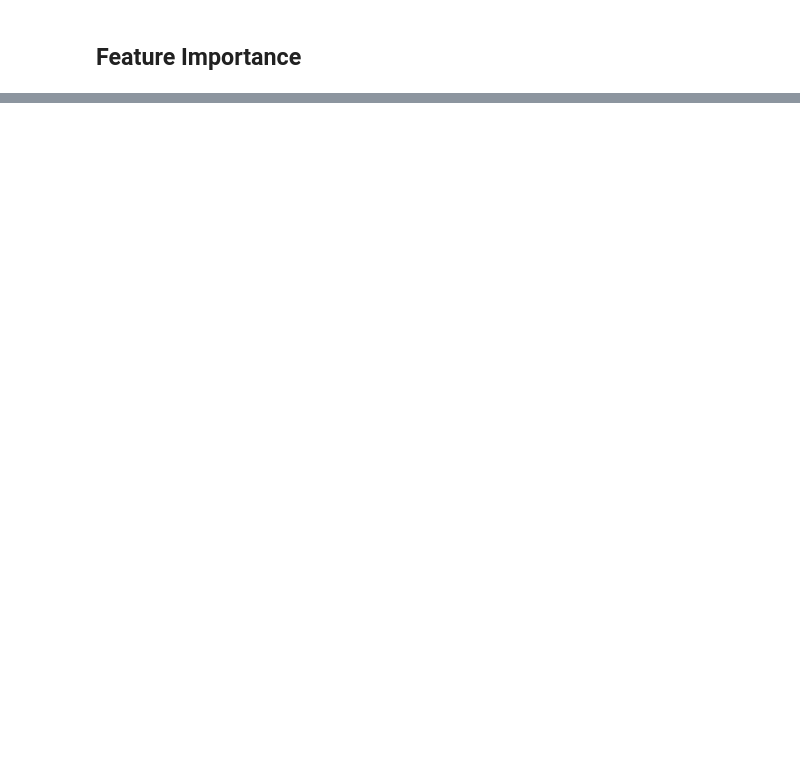
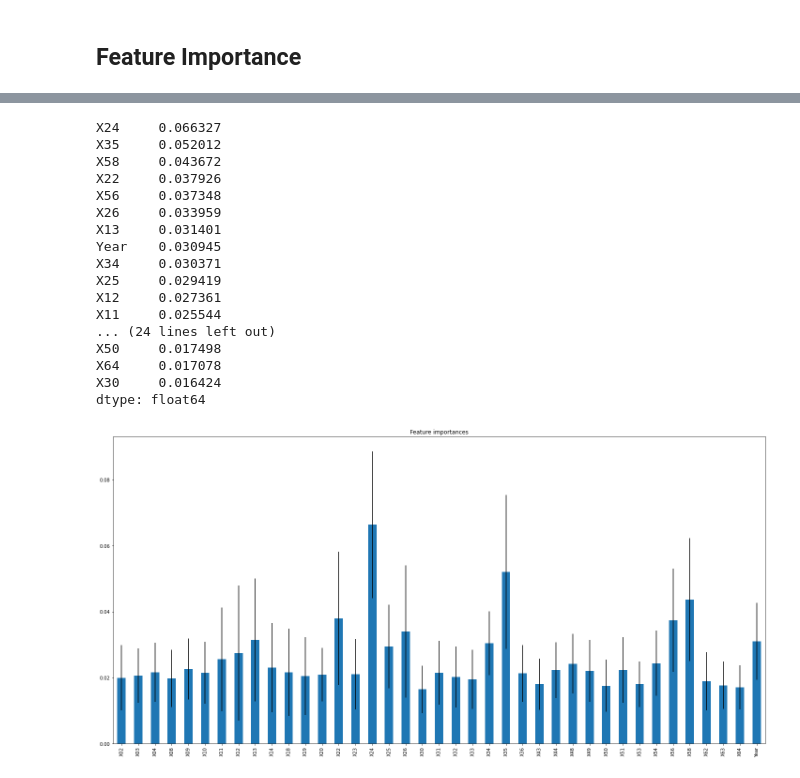
Before and after one commit to bill-fowler65/Springboard, a Jupyter notebook: Capstone Project 2/Code/polishbk-4.5modeling.ipynb, the cells around one changed output, grey strips where cells are left out. Cells and saved outputs as stored; diff of their text form; code cells hidden in the pictures; blank space fills up the shorter version.

```diff
--- a/Capstone Project 2/Code/polishbk-4.5modeling.ipynb
+++ b/Capstone Project 2/Code/polishbk-4.5modeling.ipynb
@@ -1113,0 +970,4 @@ RandomForestClassifier(criterion='entropy', max_depth=12, n_estimators=500)
+# %%
+#run grid search with parameter grid and random forest classifier
+CV_rfc4 = GridSearchCV(rfc4, param_grid=param_grid7, cv= 5)
+CV_rfc4.fit(X_train, y_train.values.ravel())
@@ -1113,0 +988,9 @@ RandomForestClassifier(criterion='entropy', max_depth=12, n_estimators=500)
+# %%
+#run random forest using best parameters
+CV_rfc4=RandomForestClassifier(max_features='sqrt', n_estimators= 100, criterion = 'gini', max_depth = 12)
+
+# fit random forest using best parameters
+CV_rfc4.fit(X_train, y_train.values.ravel())
+
+#predict on test data
+y_test_pred_rfc4 = CV_rfc4.predict(X_test)
@@ -1131,0 +1193,30 @@ CV_xgb6.plot_importance(classifier, ax=plt.gca())
+# %%
+importances2 = CV_rfc4.feature_importances_
+#std = np.std([tree.feature_importances_ for tree in CV_xgb6.estimators_], axis=0)
+
+forest_importances2 = pd.Series(importances2, index=feature_names)
+print (forest_importances2.sort_values(ascending=False))
+fig, ax = plt.subplots(1,1,figsize=(20,10) )
+forest_importances2.plot.bar(yerr=std, ax=ax)
+ax.set_title("Feature importances")
+#ax.set_ylabel("Mean decrease in impurity")
+fig.tight_layout()
+# %% [output]
+X24     0.066327
+X35     0.052012
+X58     0.043672
+X22     0.037926
+X56     0.037348
+X26     0.033959
+X13     0.031401
+Year    0.030945
+X34     0.030371
+X25     0.029419
+X12     0.027361
+X11     0.025544
+... (24 lines left out)
+X50     0.017498
+X64     0.017078
+X30     0.016424
+dtype: float64
+[figure, added]
```
Also changed, not shown: parts of 170 cells of this notebook.
